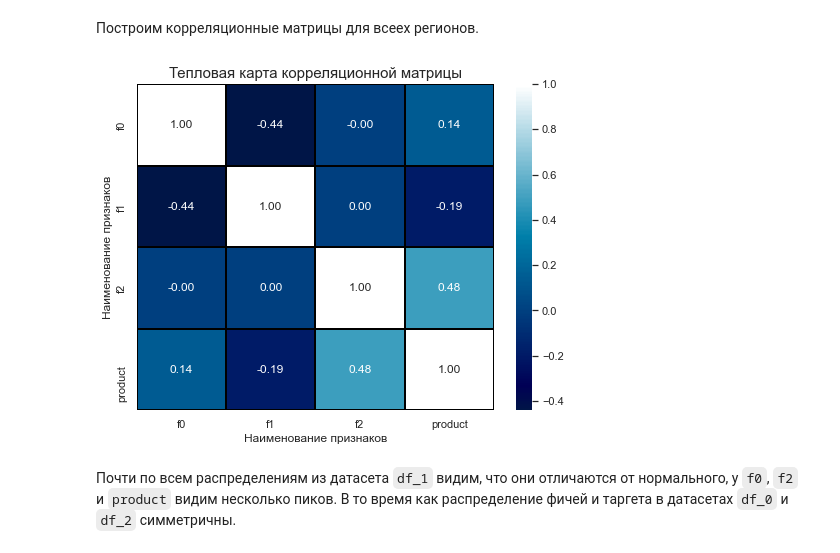
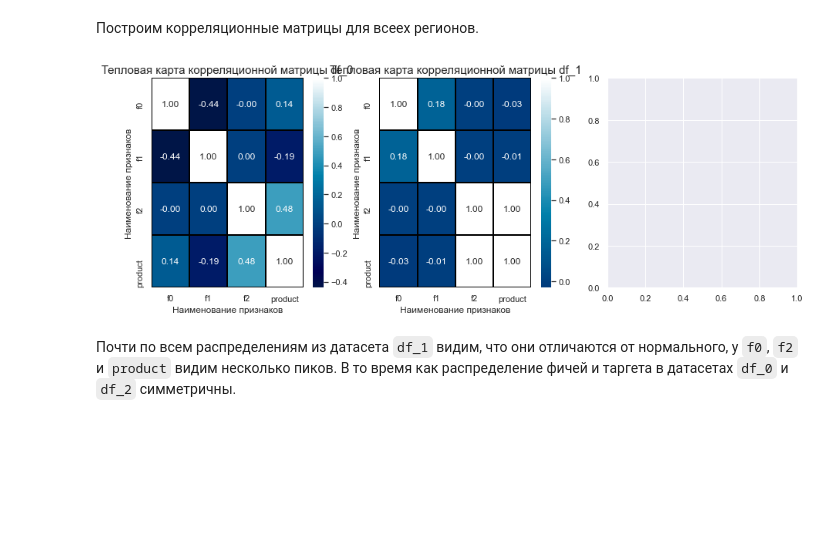
Before and after one commit to Ksyuwish/YandexPracticumDS, a Jupyter notebook: projects/7ds_ML_in_business.ipynb, the cells around one changed output. Drawn from its saved outputs; the diff is of its cells as text; code cells hidden in the pictures; blank space fills up the shorter version.

```diff
--- a/projects/7ds_ML_in_business.ipynb
+++ b/projects/7ds_ML_in_business.ipynb
@@ -171,15 +172,31 @@ corr_matrix_df_2 = df_2.corr()
-# %%
-plt.figure(figsize = (8, 6))
-
-plt.title('Тепловая карта корреляционной матрицы', size = 15)
-sns_plot = sns.heatmap(corr_matrix_df_0, annot=True, fmt='.2f',
-                      linewidth=1, linecolor='black', vmax=1, center=0, cmap='ocean')
-fig = sns_plot.get_figure()
-plt.xlabel('Наименование признаков')
-plt.ylabel('Наименование признаков')
-plt.show()
-# %% [output]
-[figure, removed]
+# %%
+WIDTH = 3
+HEIGHT = 1
+
+fig, (ax0, ax1, ax2) = plt.subplots(HEIGHT, WIDTH, figsize = (15, 5))
+
+# for i, ax in zip(corr_matr)
+ax0.set_title('Тепловая карта корреляционной матрицы df_0', size = 15)
+sns_plot_0 = sns.heatmap(corr_matrix_df_0, annot=True, fmt='.2f',
+                      linewidth=1, linecolor='black', vmax=1, center=0, cmap='ocean', ax=ax0)
+ax0.set_xlabel('Наименование признаков')
+ax0.set_ylabel('Наименование признаков')
+
+ax1.set_title('Тепловая карта корреляционной матрицы df_1', size = 15)
+sns_plot_1 = sns.heatmap(corr_matrix_df_1, annot=True, fmt='.2f',
+                      linewidth=1, linecolor='black', vmax=1, center=0, cmap='ocean', ax=ax1)
+ax1.set_xlabel('Наименование признаков')
+ax1.set_ylabel('Наименование признаков')
+plt.show()
+
+ax2.set_title('Тепловая карта корреляционной матрицы df_2', size = 15)
+sns_plot_2 = sns.heatmap(corr_matrix_df_2, annot=True, fmt='.2f',
+                      linewidth=1, linecolor='black', vmax=1, center=0, cmap='ocean', ax=ax2)
+ax2.set_xlabel('Наименование признаков')
+ax2.set_ylabel('Наименование признаков')
+plt.show()
+# %% [output]
+[figure, added]
 # %%
 #https://www.askpython.com/python/examples/heatmaps-in-python
 # %%
```
Also changed, not shown: parts of 2 cells of this notebook.
